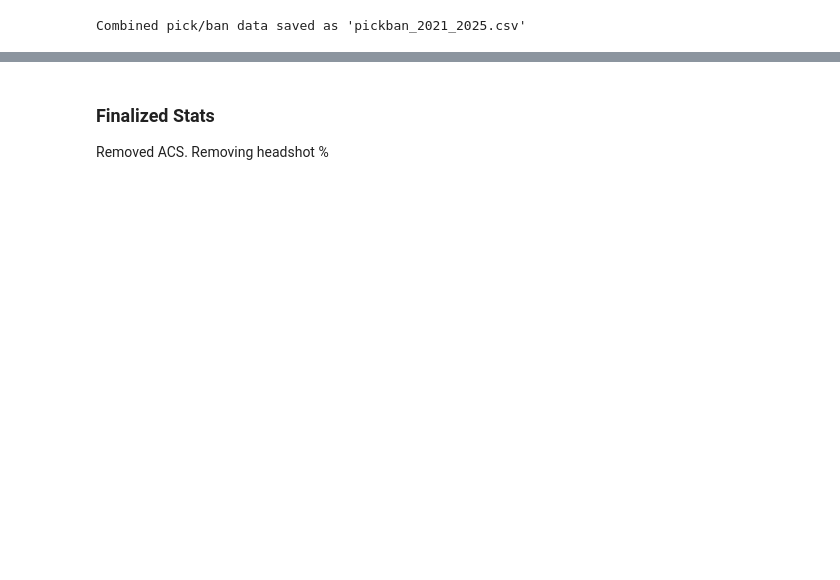
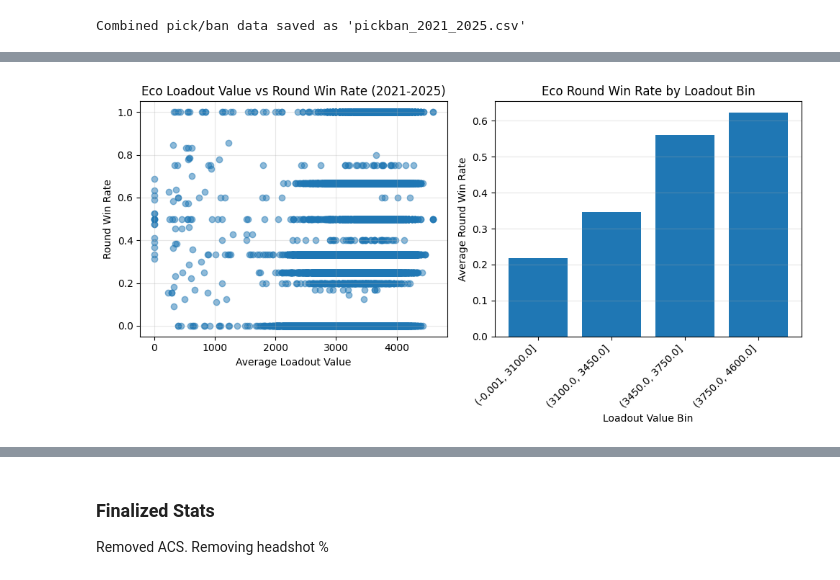
Before and after one commit to extraordinaryEmily/aaron-vct, a Jupyter notebook: a+aron.ipynb, the cells around one changed output, grey strips where cells are left out. Cells and saved outputs as stored; diff of their text form; code cells hidden in the pictures; blank space fills up the shorter version.

```diff
--- a/a+aron.ipynb
+++ b/a+aron.ipynb
@@ -391,29 +456,84 @@ plt.show()
 # %%
-# ==========ECO ROUNDS==========
+# ==========ECO ROUNDS (2021-2025)==========
+# Univariate EDA: Analyze eco round performance (loadout value and round win rate)
+# Using all years (2021-2025) - changed from eco to eco_all
+
+import matplotlib.pyplot as plt
+
+# Aggregation columns for grouping
 agg_cols = ['Tournament', 'Stage', 'Match Type', 'Match Name', 'Map', 'Team']
 
-# Eco
-eco_team = eco.groupby(agg_cols).agg(
-    avg_loadout=('Loadout Value','mean'),
-    round_wins=('round_win','sum'),      # sum of wins
-    total_rounds=('round_win','count')
+# Aggregate eco rounds per team per match (using eco_all for all years)
+eco_team = eco_all.groupby(agg_cols).agg(
+    avg_loadout=('Loadout Value', 'mean'),
+    round_wins=('round_win', 'sum'),      # sum of wins
+    total_rounds=('round_win', 'count')
 ).reset_index()
 
+# Calculate round win rate (wins / total rounds)
 eco_team['round_win_rate'] = eco_team['round_wins'] / eco_team['total_rounds']
+# Proxy for match win: if team wins >50% of eco rounds, they likely won the match
 eco_team['match_win_proxy'] = (eco_team['round_win_rate'] > 0.5).astype(int)
+
+# --- BINS: Loadout value analysis ---
 # Bin avg_loadout into 4 quartiles
-eco_team['loadout_bin'] = pd.qcut(eco_team['avg_loadout'], 4)
+eco_team['loadout_bin'] = pd.qcut(eco_team['avg_loadout'], 4, duplicates='drop')
 
 # Compute average round win rate per bin
-bin_summary = eco_team.groupby('loadout_bin')['round_win_rate'].mean().reset_index()
+loadout_bin_summary = eco_team.groupby('loadout_bin', observed=True).agg(
+    avg_round_win_rate=('round_win_rate', 'mean'),
+    count=('round_win_rate', 'count')
+).reset_index()
 
-# Optional: also print number of teams per bin
-bin_summary['num_teams'] = eco_team.groupby('loadout_bin')['Team'].count().values
+print("=== ECO ROUNDS: Loadout Value Bins -> Average Round Win Rate (2021-2025) ===")
+print(loadout_bin_summary)
 
-print("Eco Rounds: Loadout Value Bins -> Average Round Win Rate")
-print(bin_summary)
-eco_team['round_bin'] = pd.qcut(eco_team['round_win_rate'], 4)
+# --- PLOTS: Loadout value vs round win rate ---
+plt.figure(figsize=(10, 5))
 
-win_by_bin = eco_team.groupby('round_bin')['match_win_proxy'].mean()
-print(win_by_bin)
+# Plot 1: Scatter plot
+plt.subplot(1, 2, 1)
+plt.scatter(eco_team['avg_loadout'], eco_team['round_win_rate'], alpha=0.5)
+plt.xlabel('Average Loadout Value')
+plt.ylabel('Round Win Rate')
+plt.title('Eco Loadout Value vs Round Win Rate (2021-2025)')
+plt.grid(True, alpha=0.3)
+
+# Plot 2: Bar chart of bins
+plt.subplot(1, 2, 2)
+bin_labels = [str(interval) for interval in loadout_bin_summary['loadout_bin']]
+plt.bar(range(len(loadout_bin_summary)), loadout_bin_summary['avg_round_win_rate'])
+plt.xlabel('Loadout Value Bin')
+plt.ylabel('Average Round Win Rate')
+plt.title('Eco Round Win Rate by Loadout Bin')
+plt.xticks(range(len(bin_labels)), bin_labels, rotation=45, ha='right')
+plt.grid(True, alpha=0.3, axis='y')
+
+plt.tight_layout()
+plt.show()
+
+# --- BINS: Round win rate analysis ---
+# Bin round win rate into quartiles
+eco_team['round_bin'] = pd.qcut(eco_team['round_win_rate'], 4, duplicates='drop')
+
+# Compute match win proxy rate per round win rate bin
+round_bin_summary = eco_team.groupby('round_bin', observed=True).agg(
+    match_win_rate=('match_win_proxy', 'mean'),
+    count=('match_win_proxy', 'count')
+).reset_index()
+
+print("\n=== ECO ROUNDS: Round Win Rate Bins -> Match Win Proxy Rate (2021-2025) ===")
+print(round_bin_summary)
+
+# --- PLOT: Round win rate vs match win proxy ---
+plt.figure(figsize=(8, 5))
+bin_labels_round = [str(interval) for interval in round_bin_summary['round_bin']]
+plt.bar(range(len(round_bin_summary)), round_bin_summary['match_win_rate'])
+plt.xlabel('Round Win Rate Bin')
+plt.ylabel('Match Win Proxy Rate')
+plt.title('Match Win Rate by Eco Round Win Rate Bin (2021-2025)')
+plt.xticks(range(len(bin_labels_round)), bin_labels_round, rotation=45, ha='right')
+plt.grid(True, alpha=0.3, axis='y')
+plt.tight_layout()
+plt.show()
 # %% [output]
@@ -431,0 +546 @@ Name: match_win_proxy, dtype: float64
+[figure, added]
```
Also changed, not shown: parts of 19 cells of this notebook, 1 other file.
